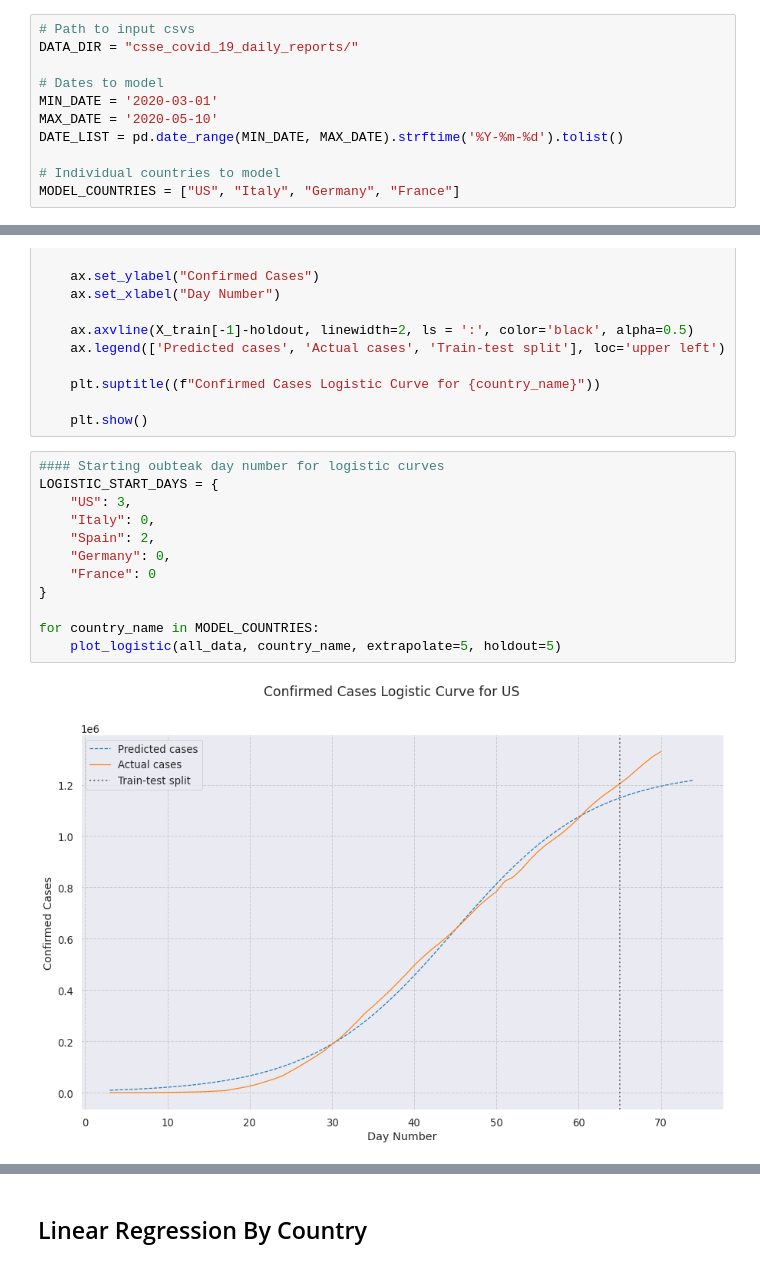
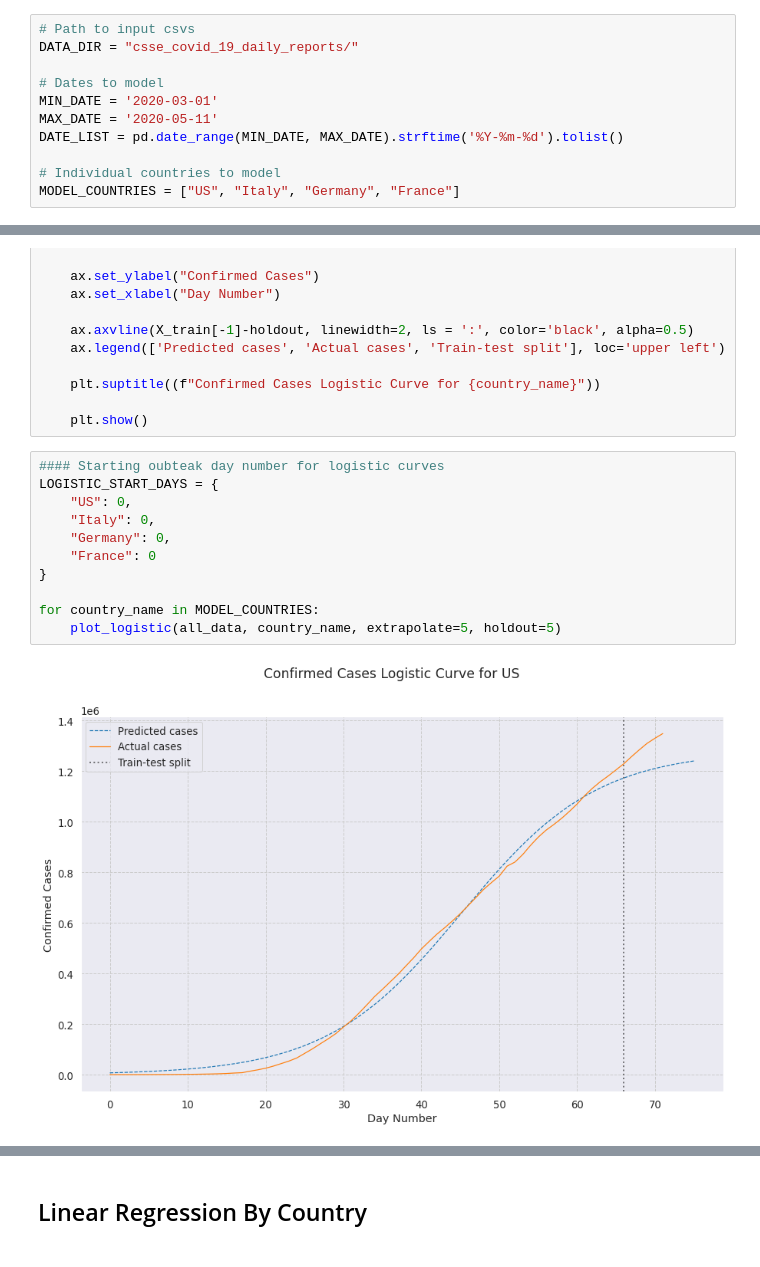
Before and after one commit to rdcolema/covid19-tracking, a Jupyter notebook: covid_forecasting.ipynb, the cells around one changed output, grey strips where cells are left out. Cells and saved outputs as stored; diff of their text form.

```diff
--- a/covid_forecasting.ipynb
+++ b/covid_forecasting.ipynb
@@ -31,7 +31,7 @@ DATA_DIR = "csse_covid_19_daily_reports/"
 
 # Dates to model
 MIN_DATE = '2020-03-01'
-MAX_DATE = '2020-05-10'
+MAX_DATE = '2020-05-11'
 DATE_LIST = pd.date_range(MIN_DATE, MAX_DATE).strftime('%Y-%m-%d').tolist()
 
 # Individual countries to model
@@ -148,14 +148,13 @@ def plot_logistic(df, country_name, extrapolate=5, holdout=5):
 # %%
 #### Starting oubteak day number for logistic curves
 LOGISTIC_START_DAYS = {
-    "US": 3,
+    "US": 0,
     "Italy": 0,
-    "Spain": 2,
     "Germany": 0,
     "France": 0
 }
 
 for country_name in MODEL_COUNTRIES:
     plot_logistic(all_data, country_name, extrapolate=5, holdout=5)
 # %% [output]
-[figure, old version]
+[figure, new version]
```
Also changed, not shown: parts of 4 cells of this notebook, 2 other files.
